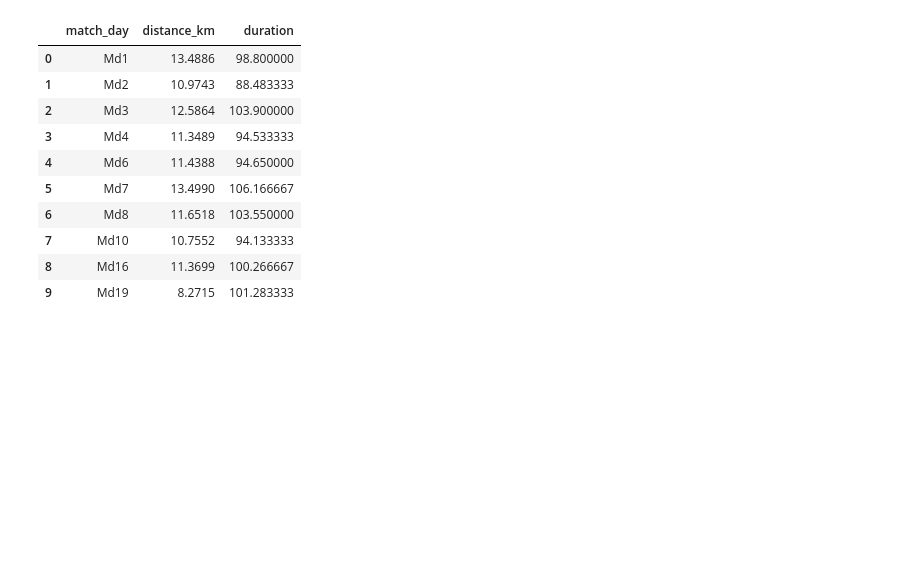
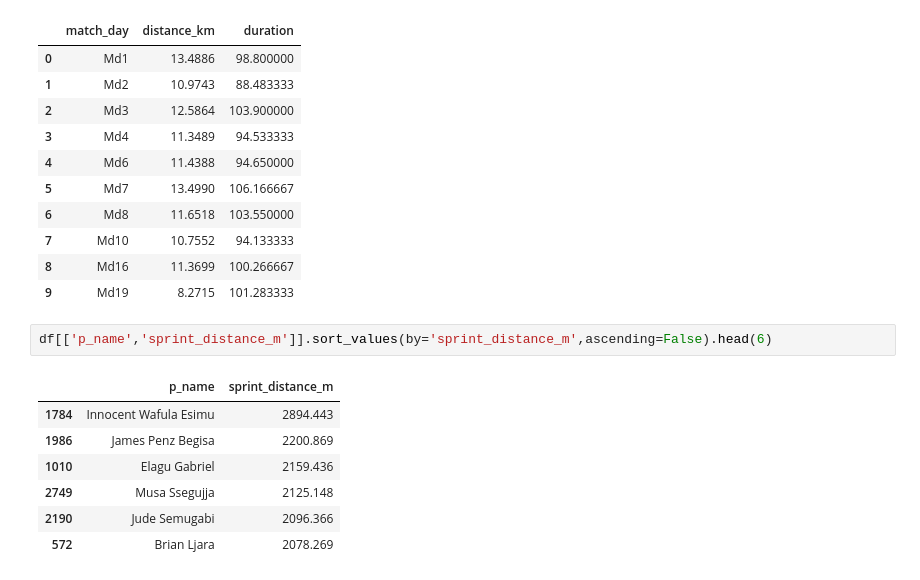
Before and after one commit to humphrey-nyanzi/physical-data-pipeline, a Jupyter notebook: analysis_UPL_2025.ipynb, the cells around one changed output. Drawn from its saved outputs; the diff is of its cells as text; blank space fills up the shorter version.

```diff
--- a/analysis_UPL_2025.ipynb
+++ b/analysis_UPL_2025.ipynb
@@ -2026,3 +2026,13 @@ df[(df['p_name'] == 'Ronald Ssekiganda')][['match_day','distance_km','duration']
 | 7 | Md10 | 10.7552 | 94.133333 |
 | 8 | Md16 | 11.3699 | 100.266667 |
 | 9 | Md19 | 8.2715 | 101.283333 |
+# %%
+df[['p_name','sprint_distance_m']].sort_values(by='sprint_distance_m',ascending=False).head(6)
+# %% [output]
+|  | p_name | sprint_distance_m |
+| 1784 | Innocent Wafula Esimu | 2894.443 |
+| 1986 | James Penz Begisa | 2200.869 |
+| 1010 | Elagu Gabriel | 2159.436 |
+| 2749 | Musa Ssegujja | 2125.148 |
+| 2190 | Jude Semugabi | 2096.366 |
+| 572 | Brian Ljara | 2078.269 |
```
Also changed, not shown: parts of 1 cell of this notebook, 37 other files.
